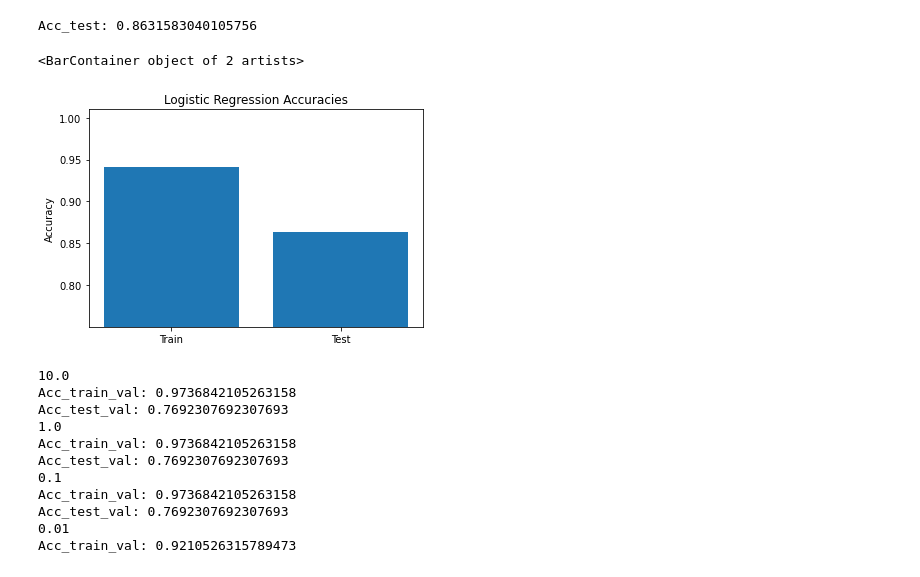
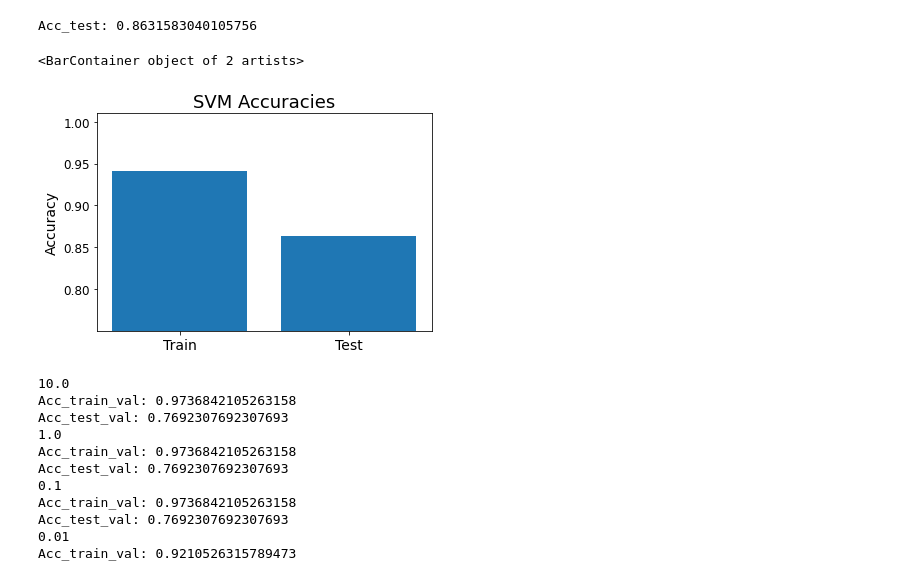
Before and after one commit to patrick-mcclure/a_day_in_the_life_of_a_data_scientist, a Jupyter notebook: A_Day_in_the_Life_of_a_Data_Scientist.ipynb, the cells around one changed output. Cells and saved outputs as stored; diff of their text form; code cells hidden in the pictures.

```diff
--- a/A_Day_in_the_Life_of_a_Data_Scientist.ipynb
+++ b/A_Day_in_the_Life_of_a_Data_Scientist.ipynb
@@ -151,17 +151,18 @@ import matplotlib.pyplot as plt
 # %%
 #Plot model accuracies
 fig, ax = plt.subplots()
 xs = np.array(list(range(2)))
-ax.set_ylabel('Accuracy')
+ax.set_ylabel('Accuracy',fontsize=14)
 ax.set_ylim([0.75,1.01])
 ax.set_yticks([0.8, 0.85, 0.9, 0.95, 1.0])
-ax.set_title('SVM Accuracies')
+ax.tick_params(axis='y', labelsize=12)
+ax.set_title('SVM Accuracies',fontsize=18)
 ax.set_xticks(xs)
-ax.set_xticklabels(['Train', 'Test'])
+ax.set_xticklabels(['Train', 'Test'],fontsize=14)
 ax.bar(xs,[acc_train, acc_test])
 # %% [output]
 <BarContainer object of 2 artists>
-[figure, old version]
+[figure, new version]
 # %%
 from sklearn.model_selection import train_test_split
 # %%
```
Also changed, not shown: parts of 2 cells of this notebook.
